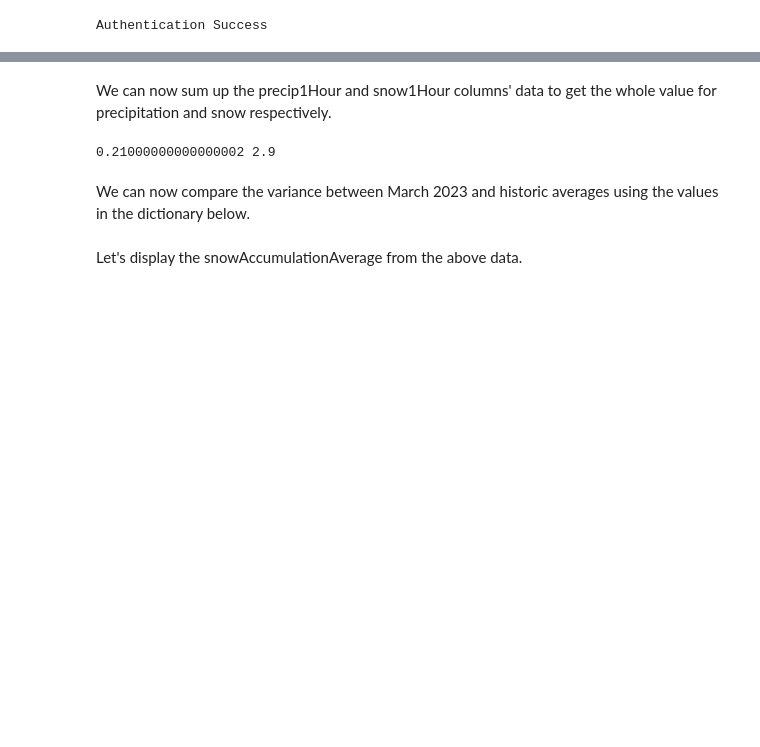
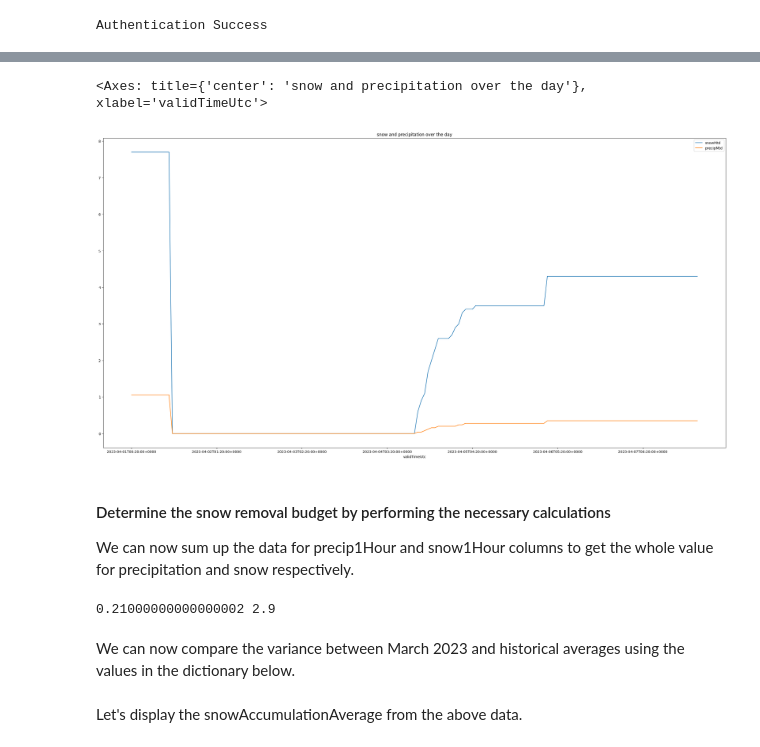
Before and after one commit to IBM/Environmental-Intelligence-Suite, a Jupyter notebook: historical_weather_on_demand/samples/industry_use_cases/snowfall_removal_budget.ipynb, the cells around one changed output, grey strips where cells are left out. Cells and saved outputs as stored; diff of their text form; code cells hidden in the pictures; blank space fills up the shorter version.

```diff
--- a/historical_weather_on_demand/samples/industry_use_cases/snowfall_removal_budget.ipynb
+++ b/historical_weather_on_demand/samples/industry_use_cases/snowfall_removal_budget.ipynb
@@ -160,5 +183,12 @@ dataframe.plot(x='validTimeUtc',y=['temperature','temperatureDewPoint'],figsize=
+# %%
+dataframe.plot(x='validTimeUtc', y=['snowMtd', 'precipMtd'], figsize=(32, 16), title='snow and precipitation over the day')
+# %% [output]
+<Axes: title={'center': 'snow and precipitation over the day'}, xlabel='validTimeUtc'>
+[figure, added]
 # %% [markdown]
-We can now sum up the precip1Hour and snow1Hour columns' data to get the whole value for precipitation and snow respectively.
+#### Determine the snow removal budget by performing the necessary calculations
+
+We can now sum up the data for precip1Hour and snow1Hour columns to get the whole value for precipitation and snow respectively.
 # %%
 #sum up precip and snow for March
 marPrecip2023 = dataframe['precip1Hour'].sum()
@@ -167,7 +197,7 @@ print (marPrecip2023,MarSnow2023)
 # %% [output]
 0.21000000000000002 2.9
 # %% [markdown]
-We can now compare the variance between March 2023 and historic averages using the values in the dictionary below.
+We can now compare the variance between March 2023 and historical averages using the values in the dictionary below.
 # %%
 # Data in dictionary form
 data = {
```
Also changed, not shown: parts of 19 cells of this notebook, 11 other files.
